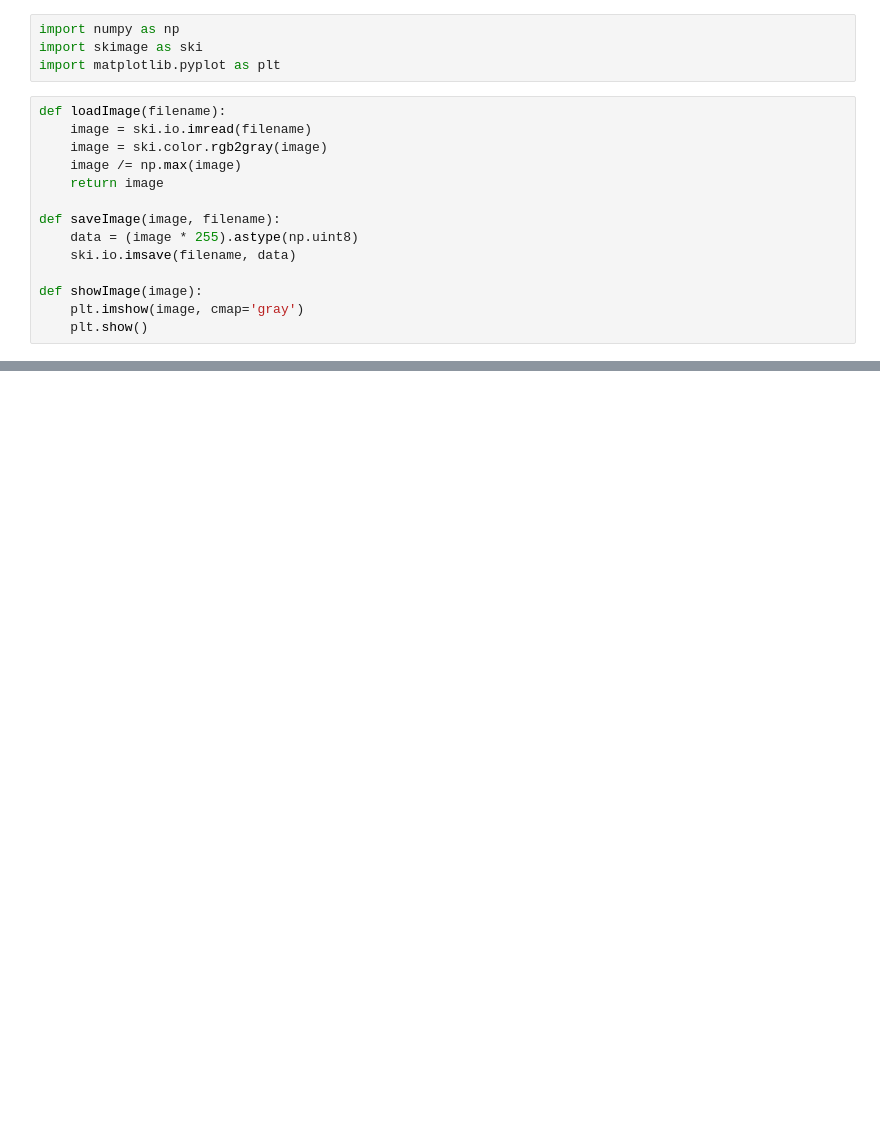
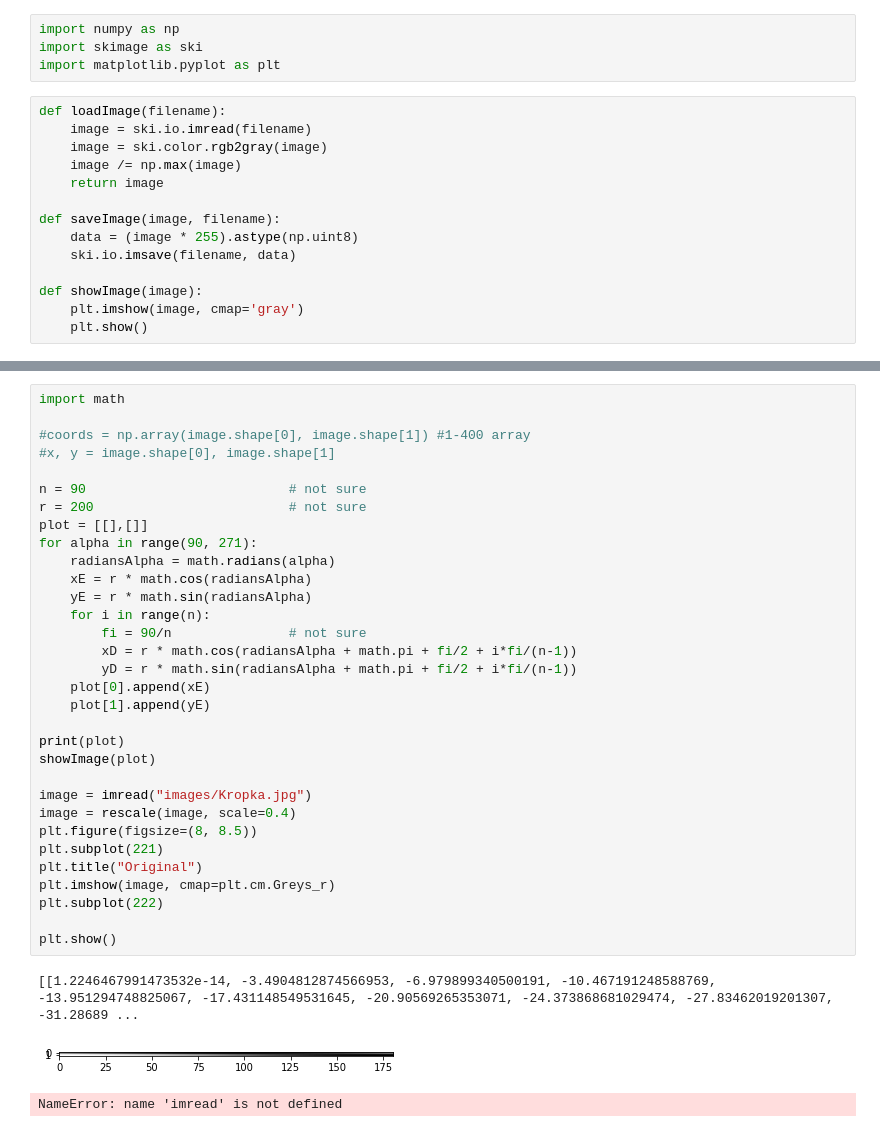
Before and after one commit to HelenaMaslowska/Tomograph, a Jupyter notebook: tk.ipynb, the cells around one changed output, grey strips where cells are left out. Saved outputs shown, nothing was run; the diff lists cells and outputs as text; blank space fills up the shorter version.

```diff
--- a/tk.ipynb
+++ b/tk.ipynb
@@ -79,0 +138,36 @@ saveDicom('Kropka.dcm', dicomImage, (metadata[0], 'Kropka', '20230304'))
+# %%
+import math
+
+#coords = np.array(image.shape[0], image.shape[1]) #1-400 array
+#x, y = image.shape[0], image.shape[1]
+
+n = 90 							# not sure
+r = 200 						# not sure
+plot = [[],[]]
+for alpha in range(90, 271):
+	radiansAlpha = math.radians(alpha)
+	xE = r * math.cos(radiansAlpha)
+	yE = r * math.sin(radiansAlpha)
+	for i in range(n):
+		fi = 90/n  				# not sure
+		xD = r * math.cos(radiansAlpha + math.pi + fi/2 + i*fi/(n-1))
+		yD = r * math.sin(radiansAlpha + math.pi + fi/2 + i*fi/(n-1))
+	plot[0].append(xE)
+	plot[1].append(yE)
+
+print(plot)
+showImage(plot)
+
+image = imread("images/Kropka.jpg")
+image = rescale(image, scale=0.4)
+plt.figure(figsize=(8, 8.5))
+plt.subplot(221)
+plt.title("Original")
+plt.imshow(image, cmap=plt.cm.Greys_r)
+plt.subplot(222)
+
+plt.show()
+# %% [output]
+[[1.2246467991473532e-14, -3.4904812874566953, -6.979899340500191, -10.467191248588769, -13.951294748825067, -17.431148549531645, -20.90569265353071, -24.373868681029474, -27.83462019201307, -31.28689 ...
+[figure, added]
+NameError: name 'imread' is not defined
```
Also changed, not shown: parts of 8 cells of this notebook.
